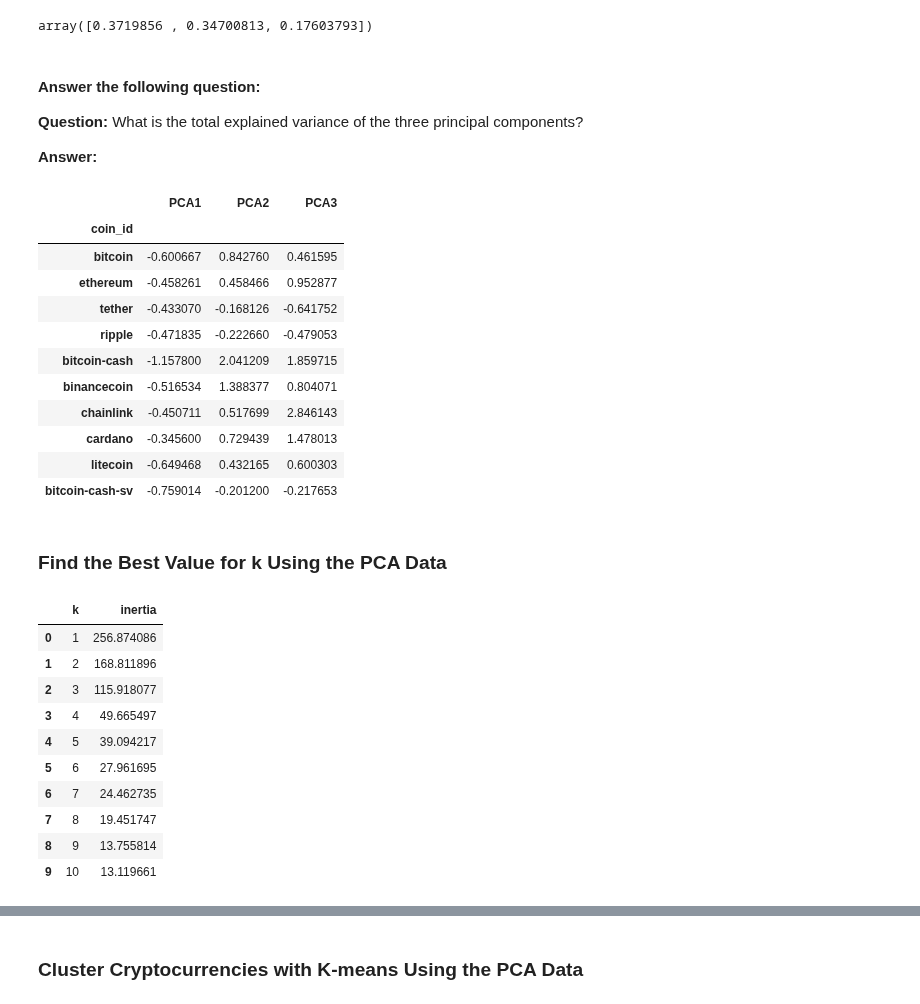
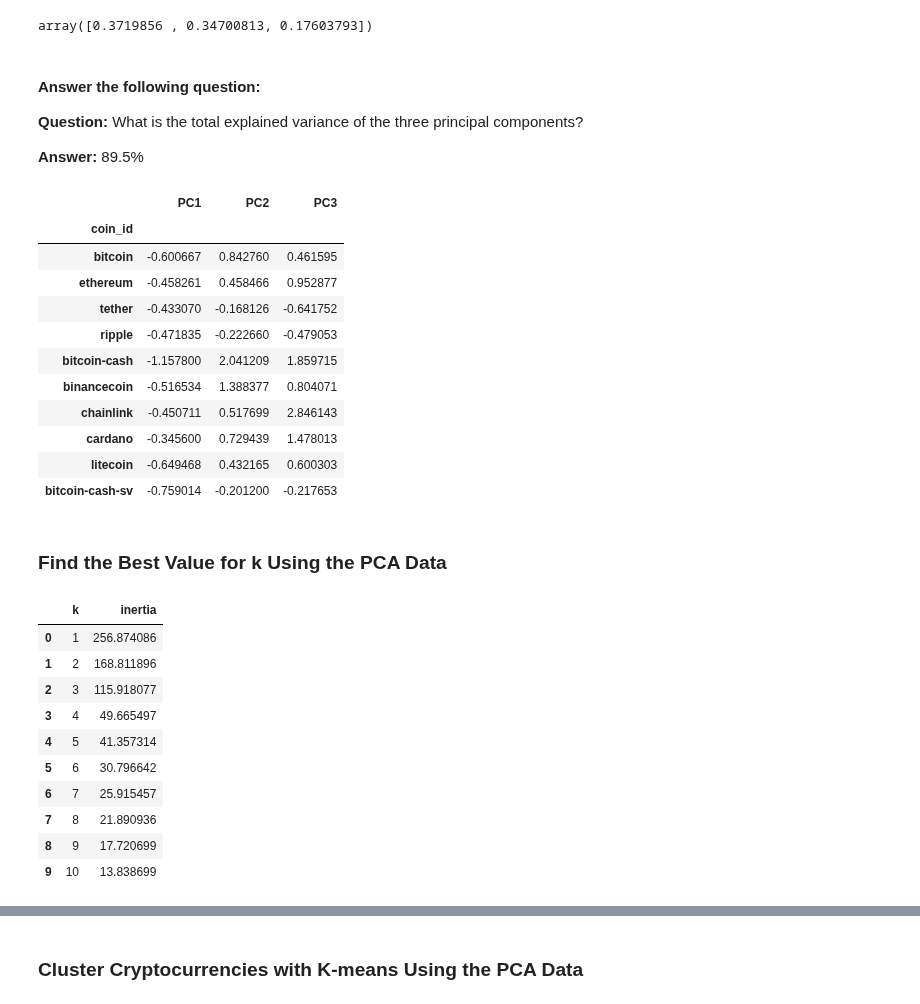
Before and after one commit to Debasis457/CryptoClustering, a Jupyter notebook: Crypto_Clustering.ipynb, the cells around one changed output, grey strips where cells are left out. Cells and saved outputs as stored; diff of their text form; code cells hidden in the pictures.

```diff
--- a/Crypto_Clustering.ipynb
+++ b/Crypto_Clustering.ipynb
@@ -110,2 +121,3 @@ market_data_df.describe()
 # %%
 # Fit the K-Means model using the scaled data
+k_model.fit(scaled_market_data_df)
@@ -137,11 +167,13 @@ market_data_df.describe()
 ### Optimize Clusters with Principal Component Analysis.
 # %%
 # Create a PCA model instance and set `n_components=3`.
+pca_model = PCA(n_components=3)
 # %%
 # Use the PCA model with `fit_transform` on the original scaled DataFrame to reduce to three principal components.
-
+pca_fit_model = pca_model.fit_transform(scaled_market_data_df)
 
 # View the first five rows of the DataFrame.
+pca_fit_model[:5]
 # %% [output]
 array([[-0.60066733,  0.84276006,  0.46159457],
        [-0.45826071,  0.45846566,  0.95287678],
@@ -157,23 +190,24 @@ array([0.3719856 , 0.34700813, 0.17603793])
 
 **Question:** What is the total explained variance of the three principal components?
 
-**Answer:**
+**Answer:** 89.5%
 # %%
 # Create a new DataFrame with the PCA data.
 # Note: The code for this step is provided for you
 
 # Creating a DataFrame with the PCA data
-
+pca_model_df = pd.DataFrame(pca_fit_model)
 
 # Copy the crypto names from the original data
-
+pca_model_df.columns = ['PC1', 'PC2', 'PC3']
 
 # Set the coinid column as index
-
+pca_model_df.index = scaled_market_data_df.index
 
 # Display sample data
+pca_model_df.head(10)
 # %% [output]
-|  | PCA1 | PCA2 | PCA3 |
+|  | PC1 | PC2 | PC3 |
 | coin_id |  |  |  |
 | bitcoin | -0.600667 | 0.842760 | 0.461595 |
 | ethereum | -0.458261 | 0.458466 | 0.952877 |
@@ -190,37 +224,41 @@ array([0.3719856 , 0.34700813, 0.17603793])
 # %%
 # Create a list with the number of k-values to try
 # Use a range from 1 to 11
-
+k = range(1, 11)
 
 # Create an empty list to store the inertia values
-
+inertia = []
 
 # Create a for loop to compute the inertia with each possible value of k
 # Inside the loop:
 # 1. Create a KMeans model using the loop counter for the n_clusters
 # 2. Fit the model to the data using PCA DataFrame.
 # 3. Append the model.inertia_ to the inertia list
-
+for i in k:
+    kmeans_model = KMeans(n_clusters=i, n_init='auto', random_state=0)
+    kmeans_model.fit(pca_model_df)
+    inertia.append(kmeans_model.inertia_)
 
 # Create a dictionary with the data to plot the Elbow curve
-
+elbow_market_data = {"k": k, "inertia": inertia}
 
 # Create a DataFrame with the data to plot the Elbow curve
-
+elbow_market_data_df = pd.DataFrame(elbow_market_data)
 
 # Display the DataFrame
+elbow_market_data_df.head(10)
 # %% [output]
 |  | k | inertia |
 | 0 | 1 | 256.874086 |
 | 1 | 2 | 168.811896 |
 | 2 | 3 | 115.918077 |
 | 3 | 4 | 49.665497 |
-| 4 | 5 | 39.094217 |
-| 5 | 6 | 27.961695 |
-| 6 | 7 | 24.462735 |
-| 7 | 8 | 19.451747 |
-| 8 | 9 | 13.755814 |
-| 9 | 10 | 13.119661 |
+| 4 | 5 | 41.357314 |
+| 5 | 6 | 30.796642 |
+| 6 | 7 | 25.915457 |
+| 7 | 8 | 21.890936 |
+| 8 | 9 | 17.720699 |
+| 9 | 10 | 13.838699 |
 # %%
 # Plot a line chart with all the inertia values computed with
 # the different values of k to visually identify the optimal value for k.
```
Also changed, not shown: parts of 22 cells of this notebook.
